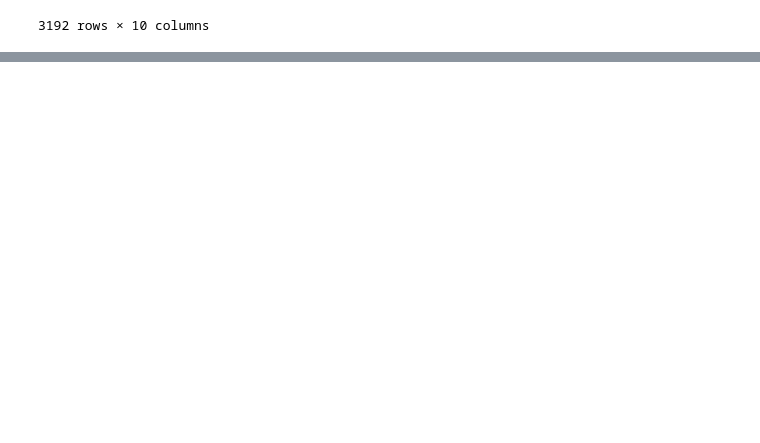
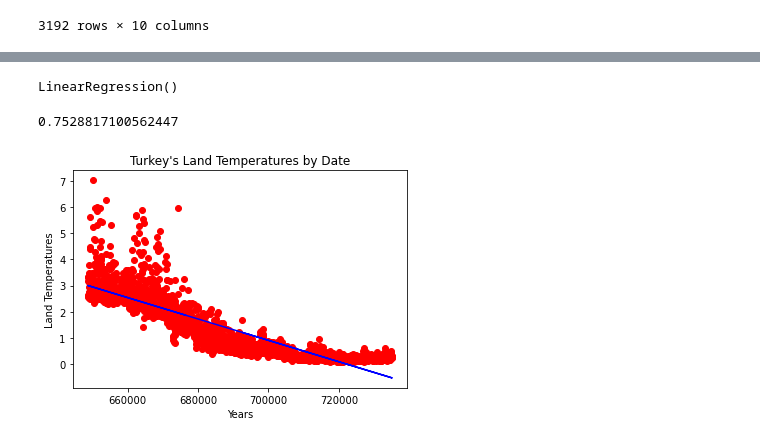
Before and after one commit to busranur-sr/ClimateChange, a Jupyter notebook: GlobalTemperatures.ipynb, the cells around one changed output, grey strips where cells are left out. Drawn from its saved outputs; the diff is of its cells as text; code cells hidden in the pictures; blank space fills up the shorter version.

```diff
--- a/GlobalTemperatures.ipynb
+++ b/GlobalTemperatures.ipynb
@@ -284,0 +258,3 @@ plt.show()
+# %%
+df_Turkey_old=df_Turkey_old.fillna(method="ffill")
+df_Turkey_old
@@ -284,0 +275,24 @@ plt.show()
+# %%
+X_new=df_Turkey_old.dt_ordinal.to_numpy().reshape(-1,1)
+Y_new=df_Turkey_old.AverageTemperatureUncertainty
+# %%
+x_trainset,x_testset,y_trainset,y_testset=train_test_split(X_new,Y_new,test_size=0.25)
+# %%
+regression2 = linear_model.LinearRegression()
+regression2.fit(x_trainset,y_trainset)
+# %% [output]
+LinearRegression()
+# %%
+y_pred2=regression2.predict(x_testset)
+print(regression2.score(x_testset,y_testset))
+# %% [output]
+0.7528817100562447
+# %%
+plt.scatter(x_trainset, y_trainset, color='red')
+plt.plot(x_trainset,regression2.predict(x_trainset), color='blue')
+plt.title("Turkey's Land Temperatures by Date")
+plt.xlabel('Years')
+plt.ylabel('Land Temperatures')
+plt.show()
+# %% [output]
+[figure, added]
```
Also changed, not shown: parts of 16 cells of this notebook.
